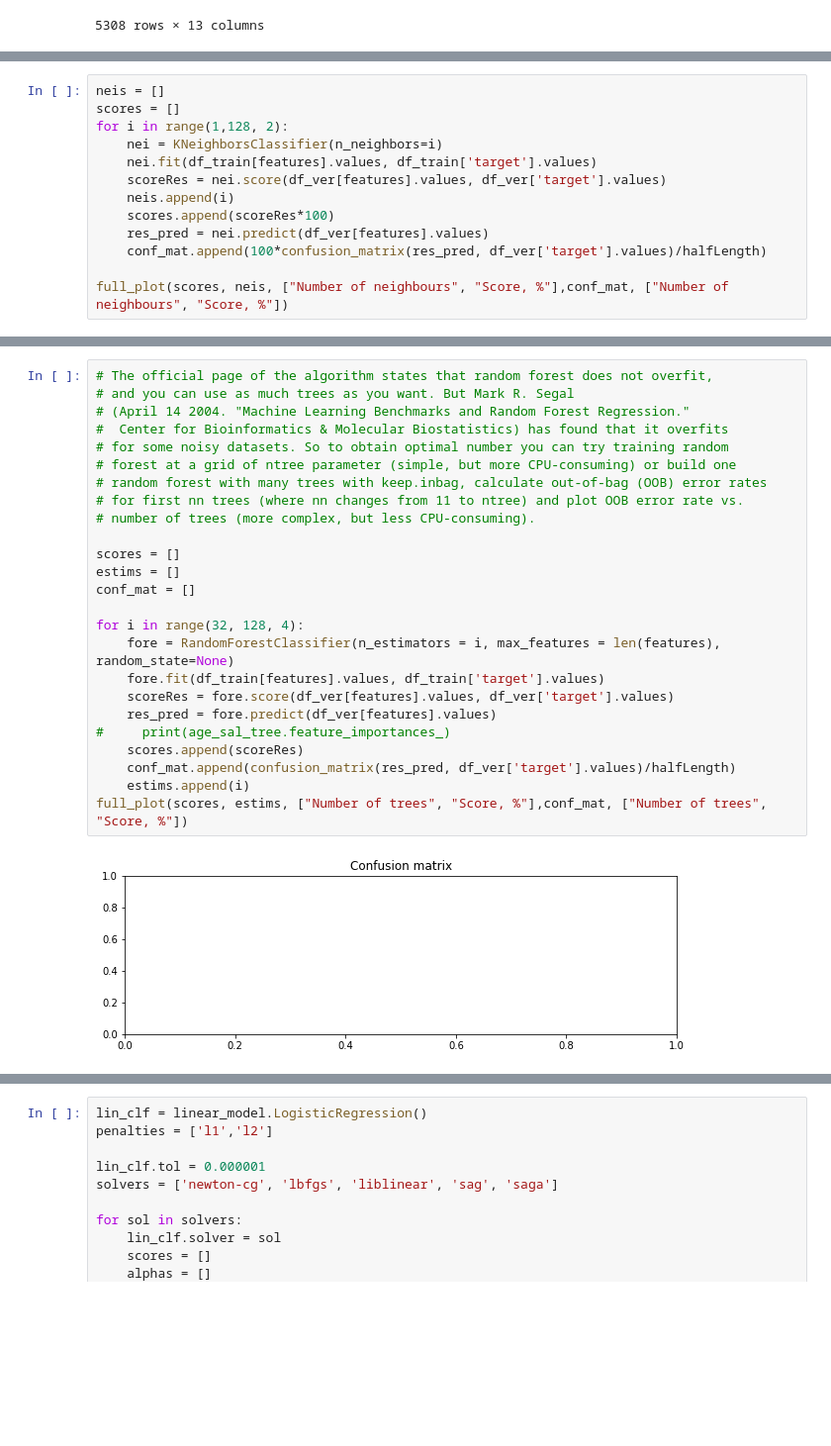
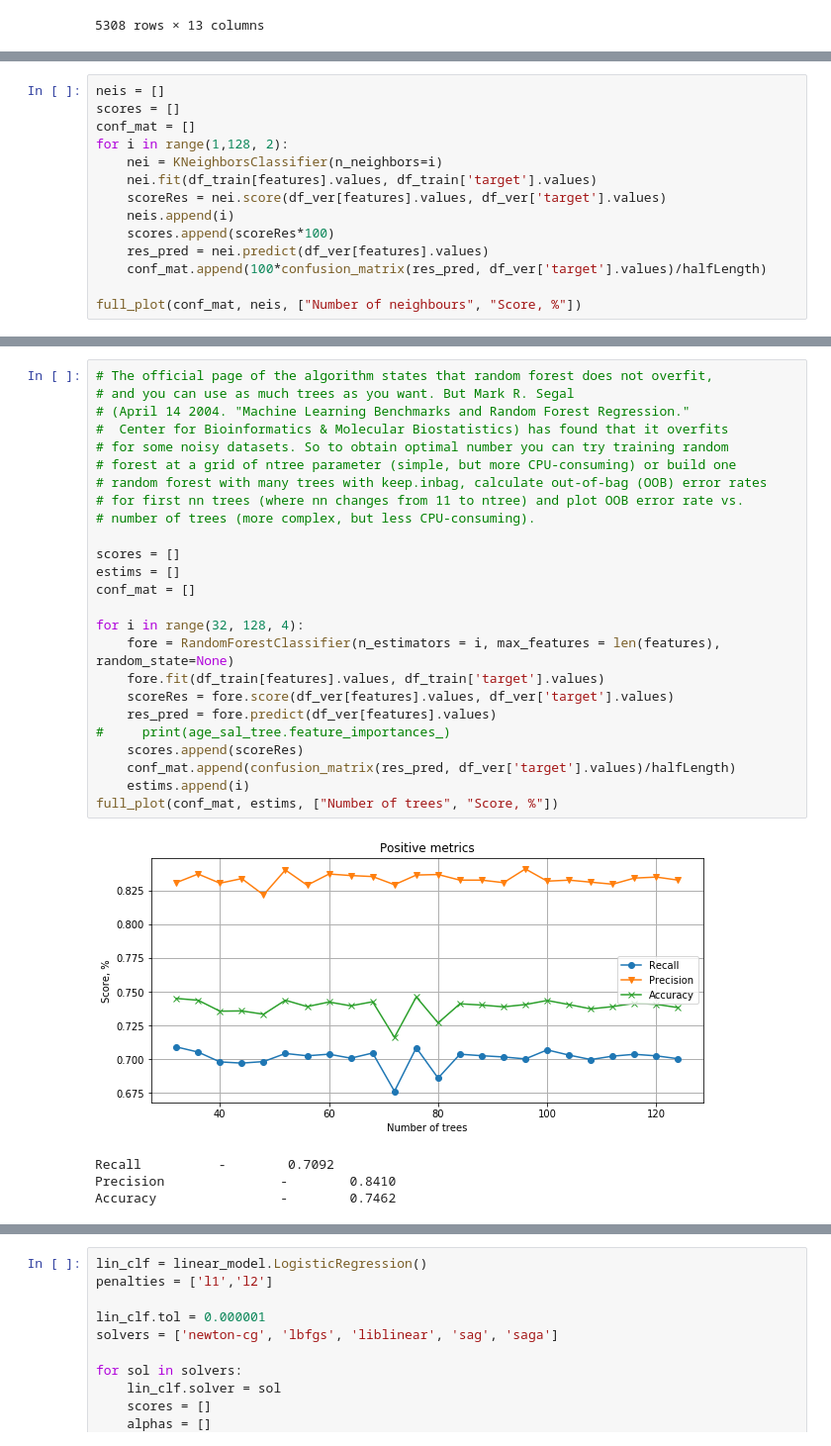
Before and after one commit to SemVan/PySignalClassifier, a Jupyter notebook: TreeSignalClassifier.ipynb, the cells around one changed output, grey strips where cells are left out. Shown: that part at 99% size. Saved outputs shown, nothing was run; the diff lists cells and outputs as text; blank space fills up the shorter version.

```diff
--- a/TreeSignalClassifier.ipynb
+++ b/TreeSignalClassifier.ipynb
@@ -178,6 +201,7 @@ Accuracy        -        0.8606
 # %%
 neis = []
 scores = []
+conf_mat = []
 for i in range(1,128, 2):
     nei = KNeighborsClassifier(n_neighbors=i)
     nei.fit(df_train[features].values, df_train['target'].values)
@@ -187,5 +211,5 @@ for i in range(1,128, 2):
     res_pred = nei.predict(df_ver[features].values)
     conf_mat.append(100*confusion_matrix(res_pred, df_ver['target'].values)/halfLength)
 
-full_plot(scores, neis, ["Number of neighbours", "Score, %"],conf_mat, ["Number of neighbours", "Score, %"])
+full_plot(conf_mat, neis, ["Number of neighbours", "Score, %"])
 # %% [output]
@@ -194,27 +227,30 @@ ValueError: x and y must have same first dimension, but have shapes (64,) and (9
 # %%
 # The official page of the algorithm states that random forest does not overfit,
 # and you can use as much trees as you want. But Mark R. Segal
 # (April 14 2004. "Machine Learning Benchmarks and Random Forest Regression."
 #  Center for Bioinformatics & Molecular Biostatistics) has found that it overfits
 # for some noisy datasets. So to obtain optimal number you can try training random
 # forest at a grid of ntree parameter (simple, but more CPU-consuming) or build one
 # random forest with many trees with keep.inbag, calculate out-of-bag (OOB) error rates
 # for first nn trees (where nn changes from 11 to ntree) and plot OOB error rate vs.
 # number of trees (more complex, but less CPU-consuming).
 
 scores = []
 estims = []
 conf_mat = []
 
 for i in range(32, 128, 4):
     fore = RandomForestClassifier(n_estimators = i, max_features = len(features), random_state=None)
     fore.fit(df_train[features].values, df_train['target'].values)
     scoreRes = fore.score(df_ver[features].values, df_ver['target'].values)
     res_pred = fore.predict(df_ver[features].values)
 #     print(age_sal_tree.feature_importances_)
     scores.append(scoreRes)
     conf_mat.append(confusion_matrix(res_pred, df_ver['target'].values)/halfLength)
     estims.append(i)
-full_plot(scores, estims, ["Number of trees", "Score, %"],conf_mat, ["Number of trees", "Score, %"])
+full_plot(conf_mat, estims, ["Number of trees", "Score, %"])
 # %% [output]
-[figure, old version]
+[figure, new version]
+Recall          -        0.7092
+Precision               -        0.8410
+Accuracy                -        0.7462
```
Also changed, not shown: parts of 4 cells of this notebook.
